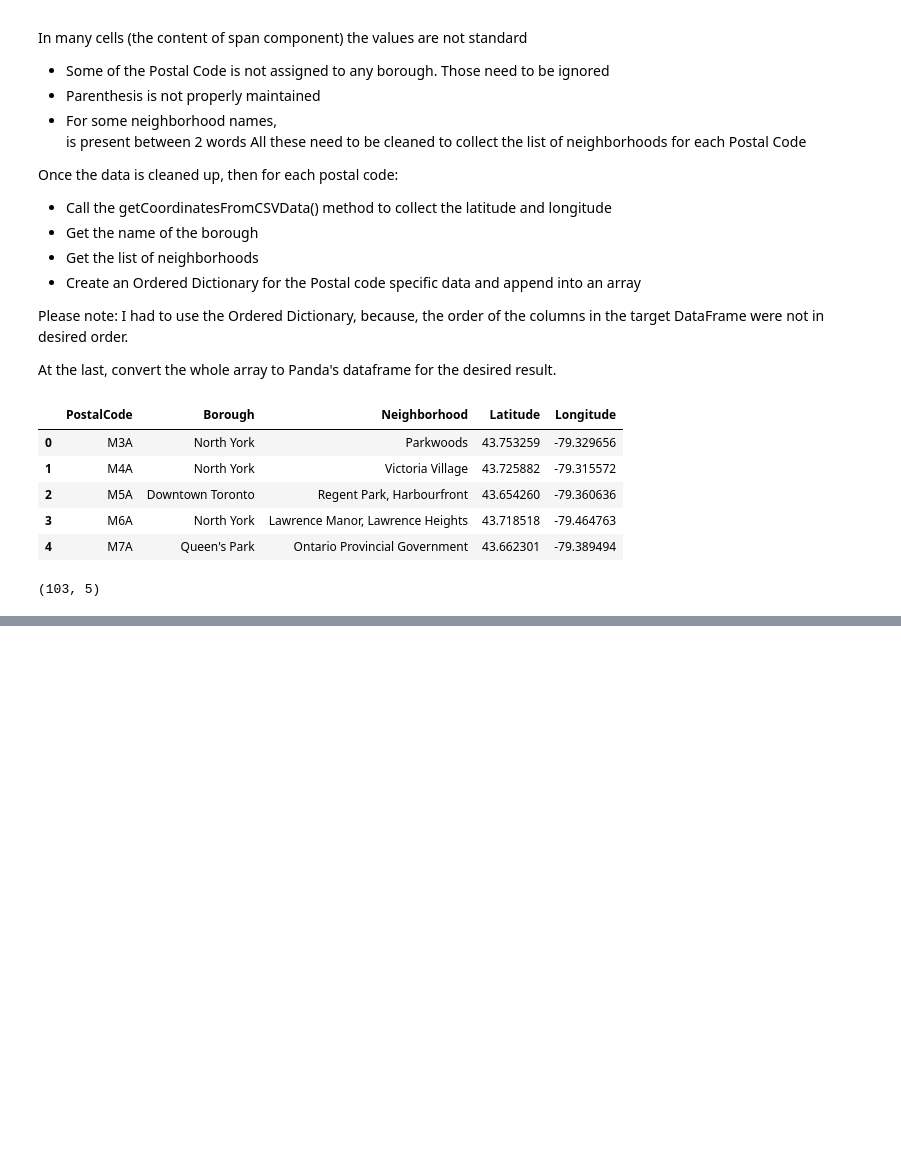
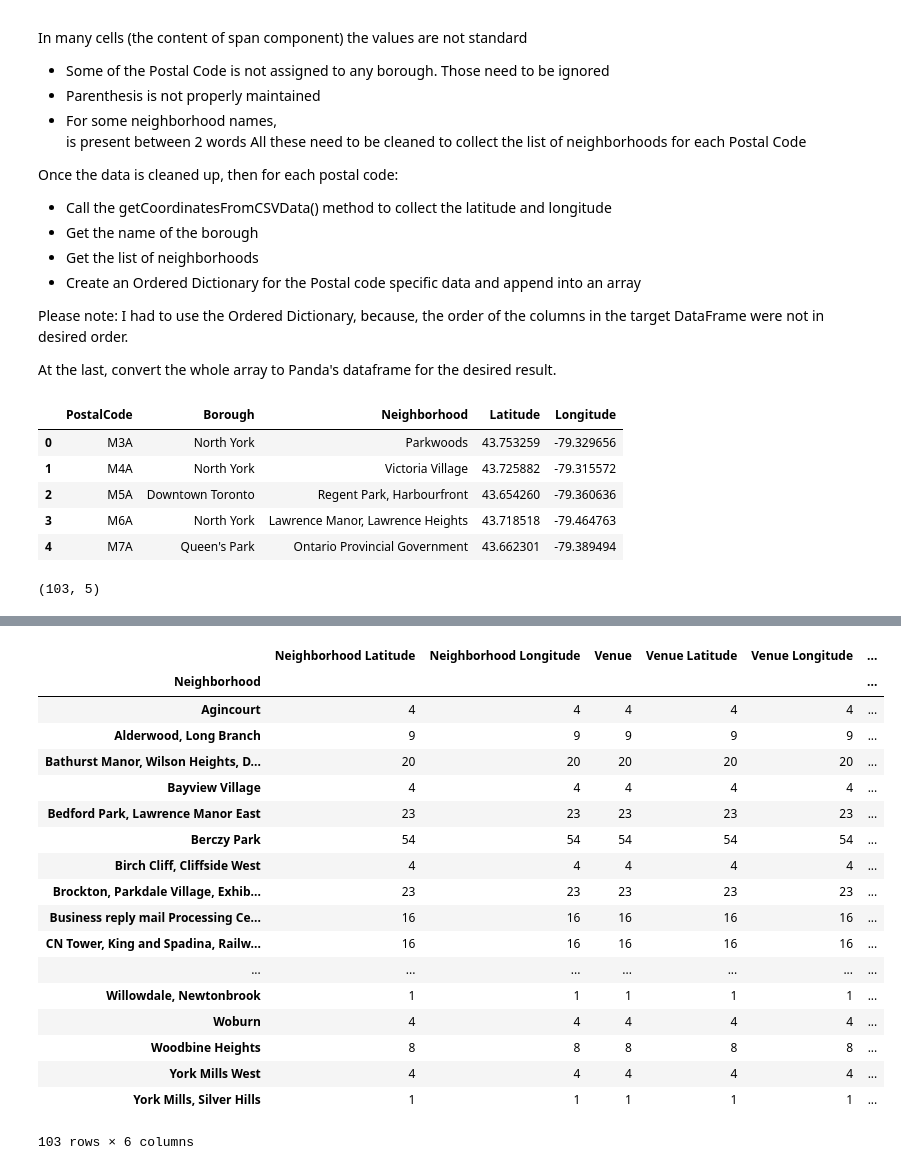
Before and after one commit to bitunsen/Coursera_Capstone, a Jupyter notebook: Segmenting and Clustering Neighborhoods - Toronto.ipynb, the cells around one changed output, grey strips where cells are left out. Cells and saved outputs as stored; diff of their text form; code cells hidden in the pictures; blank space fills up the shorter version.

```diff
--- a/Segmenting and Clustering Neighborhoods - Toronto.ipynb
+++ b/Segmenting and Clustering Neighborhoods - Toronto.ipynb
@@ -143,0 +204,19 @@ toronto_df.shape
+# %%
+# create map of Toronto using latitude and longitude values
+map_toronto = folium.Map(location=[latitude, longitude], zoom_start=10)
+
+# add markers to map
+for lat, lng, borough, neighborhood in zip(toronto_df['Latitude'], toronto_df['Longitude'], toronto_df['Borough'], toronto_df['Neighborhood']):
+    label = '{}, {}'.format(neighborhood, borough)
+    label = folium.Popup(label, parse_html=True)
+    folium.CircleMarker(
+        [lat, lng],
+        radius=5,
+        popup=label,
+        color='blue',
+        fill=True,
+        fill_color='#3186cc',
+        fill_opacity=0.7,
+        parse_html=False).add_to(map_toronto)
+
+map_toronto
@@ -143,0 +237,14 @@ toronto_df.shape
+# %%
+LIMIT = 100
+
+# function that extracts the category of the venue
+def get_category_type(row):
+    try:
+        categories_list = row['categories']
+    except:
+        categories_list = row['venue.categories']
+
+    if len(categories_list) == 0:
+        return None
+    else:
+        return categories_list[0]['name']
@@ -143,0 +304,5 @@ toronto_df.shape
+# %%
+toronto_venues = getNearbyVenues(names=toronto_df['Neighborhood'],
+                                   latitudes=toronto_df['Latitude'],
+                                   longitudes=toronto_df['Longitude']
+                                  )
@@ -143,0 +338,22 @@ toronto_df.shape
+# %%
+toronto_venues.groupby('Neighborhood').count()
+# %% [output]
+|  | Neighborhood Latitude | Neighborhood Longitude | Venue | Venue Latitude | Venue Longitude | ... |
+| Neighborhood |  |  |  |  |  | ... |
+| Agincourt | 4 | 4 | 4 | 4 | 4 | ... |
+| Alderwood, Long Branch | 9 | 9 | 9 | 9 | 9 | ... |
+| Bathurst Manor, Wilson Heights, D... | 20 | 20 | 20 | 20 | 20 | ... |
+| Bayview Village | 4 | 4 | 4 | 4 | 4 | ... |
+| Bedford Park, Lawrence Manor East | 23 | 23 | 23 | 23 | 23 | ... |
+| Berczy Park | 54 | 54 | 54 | 54 | 54 | ... |
+| Birch Cliff, Cliffside West | 4 | 4 | 4 | 4 | 4 | ... |
+| Brockton, Parkdale Village, Exhib... | 23 | 23 | 23 | 23 | 23 | ... |
+| Business reply mail Processing Ce... | 16 | 16 | 16 | 16 | 16 | ... |
+| CN Tower, King and Spadina, Railw... | 16 | 16 | 16 | 16 | 16 | ... |
+| ... | ... | ... | ... | ... | ... | ... |
+| Willowdale, Newtonbrook | 1 | 1 | 1 | 1 | 1 | ... |
+| Woburn | 4 | 4 | 4 | 4 | 4 | ... |
+| Woodbine Heights | 8 | 8 | 8 | 8 | 8 | ... |
+| York Mills West | 4 | 4 | 4 | 4 | 4 | ... |
+| York Mills, Silver Hills | 1 | 1 | 1 | 1 | 1 | ... |
+103 rows × 6 columns
```
Also changed, not shown: parts of 48 cells of this notebook.
